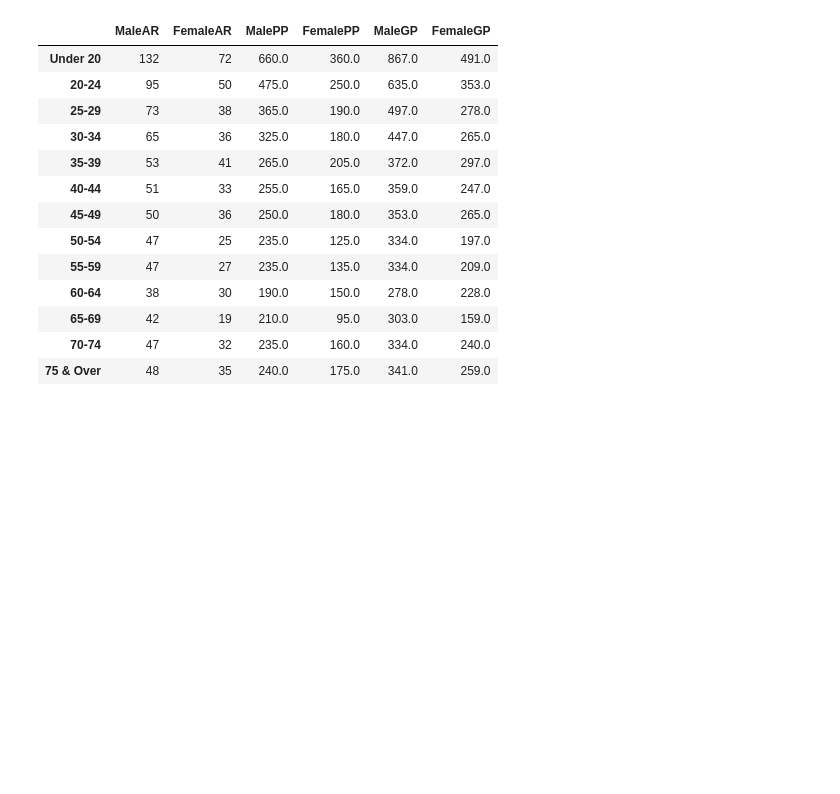
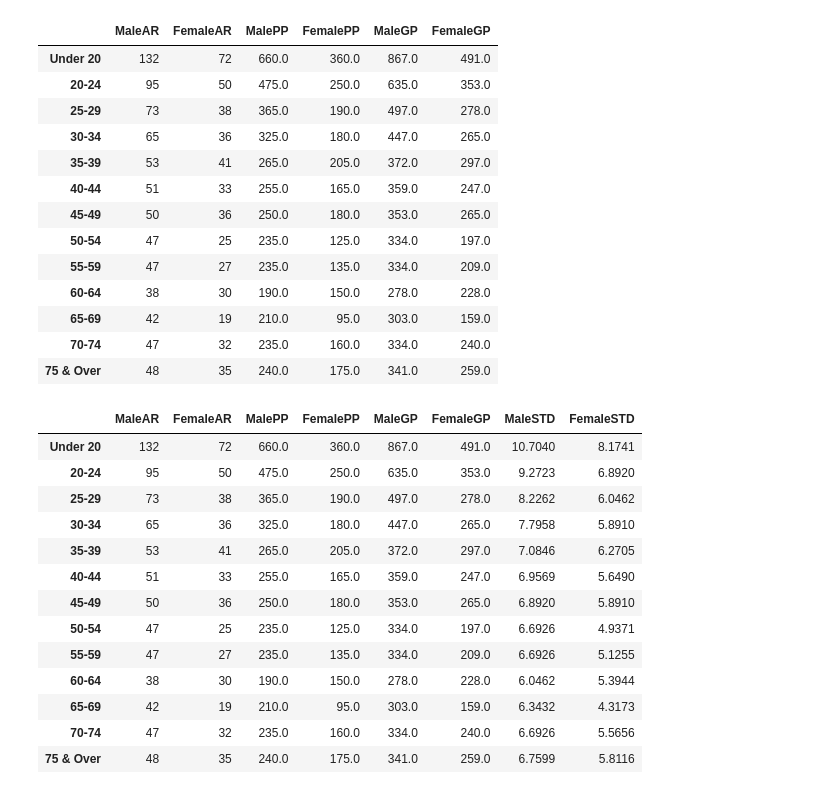
Before and after one commit to RayhanM17/DATA-SCIENCE-NOTEBOOKS, a Jupyter notebook: JN/auto-insurance.ipynb, the cells around one changed output. Cells and saved outputs as stored; diff of their text form; code cells hidden in the pictures; blank space fills up the shorter version.

```diff
--- a/JN/auto-insurance.ipynb
+++ b/JN/auto-insurance.ipynb
@@ -108,3 +109,23 @@ df
 | 65-69 | 42 | 19 | 210.0 | 95.0 | 303.0 | 159.0 |
 | 70-74 | 47 | 32 | 235.0 | 160.0 | 334.0 | 240.0 |
 | 75 & Over | 48 | 35 | 240.0 | 175.0 | 341.0 | 259.0 |
+# %%
+# Standard Deviation Formula sqrt(AR * (1 - AR) * 1000)
+df['MaleSTD'] = (np.sqrt(df['MaleAR']/1000 * (1 - df['MaleAR']/1000) * 1000)).round(4)
+df['FemaleSTD'] = (np.sqrt(df['FemaleAR']/1000 * (1 - df['FemaleAR']/1000) * 1000)).round(4)
+df
+# %% [output]
+|  | MaleAR | FemaleAR | MalePP | FemalePP | MaleGP | FemaleGP | MaleSTD | FemaleSTD |
+| Under 20 | 132 | 72 | 660.0 | 360.0 | 867.0 | 491.0 | 10.7040 | 8.1741 |
+| 20-24 | 95 | 50 | 475.0 | 250.0 | 635.0 | 353.0 | 9.2723 | 6.8920 |
+| 25-29 | 73 | 38 | 365.0 | 190.0 | 497.0 | 278.0 | 8.2262 | 6.0462 |
+| 30-34 | 65 | 36 | 325.0 | 180.0 | 447.0 | 265.0 | 7.7958 | 5.8910 |
+| 35-39 | 53 | 41 | 265.0 | 205.0 | 372.0 | 297.0 | 7.0846 | 6.2705 |
+| 40-44 | 51 | 33 | 255.0 | 165.0 | 359.0 | 247.0 | 6.9569 | 5.6490 |
+| 45-49 | 50 | 36 | 250.0 | 180.0 | 353.0 | 265.0 | 6.8920 | 5.8910 |
+| 50-54 | 47 | 25 | 235.0 | 125.0 | 334.0 | 197.0 | 6.6926 | 4.9371 |
+| 55-59 | 47 | 27 | 235.0 | 135.0 | 334.0 | 209.0 | 6.6926 | 5.1255 |
+| 60-64 | 38 | 30 | 190.0 | 150.0 | 278.0 | 228.0 | 6.0462 | 5.3944 |
+| 65-69 | 42 | 19 | 210.0 | 95.0 | 303.0 | 159.0 | 6.3432 | 4.3173 |
+| 70-74 | 47 | 32 | 235.0 | 160.0 | 334.0 | 240.0 | 6.6926 | 5.5656 |
+| 75 & Over | 48 | 35 | 240.0 | 175.0 | 341.0 | 259.0 | 6.7599 | 5.8116 |
```
Also changed, not shown: parts of 7 cells of this notebook.
